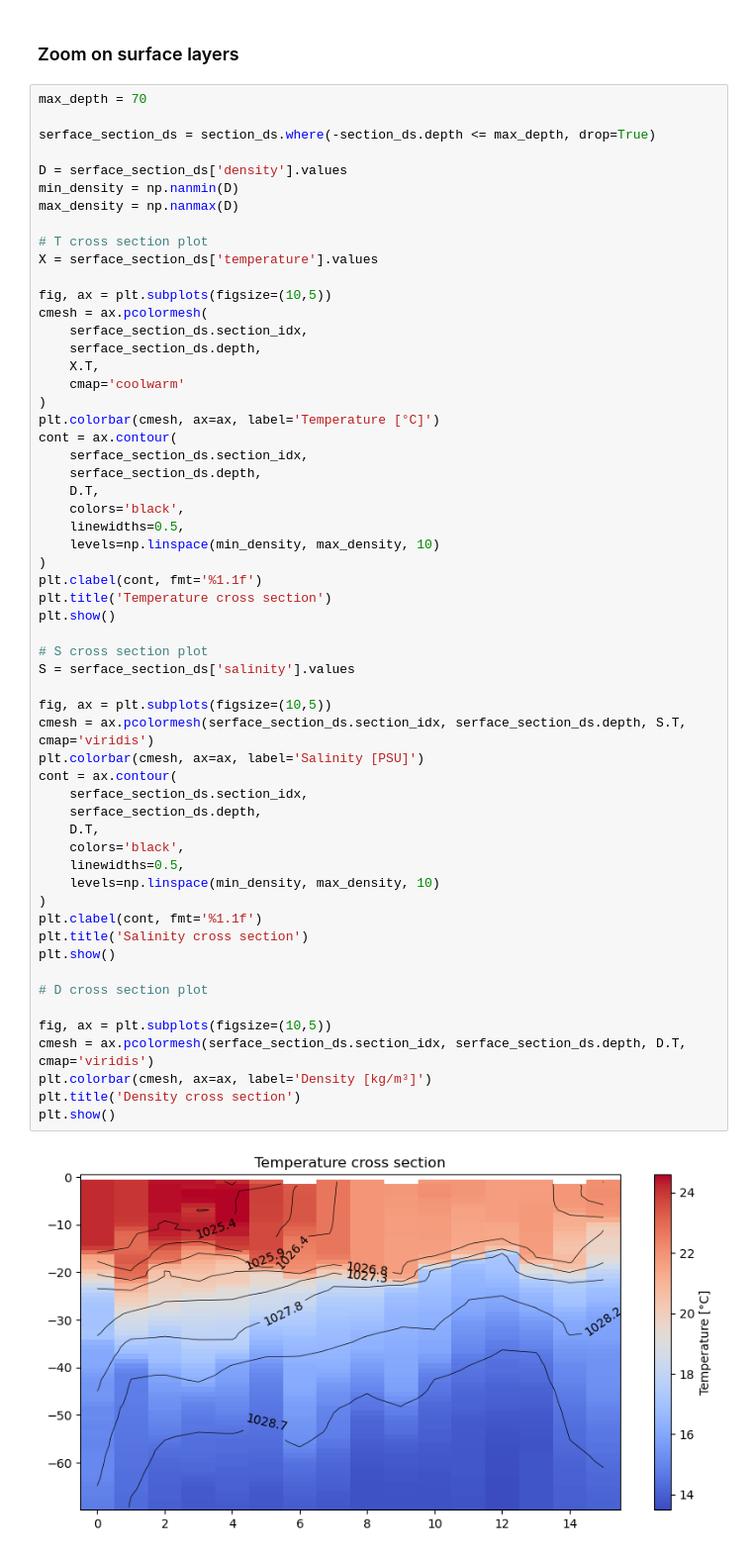
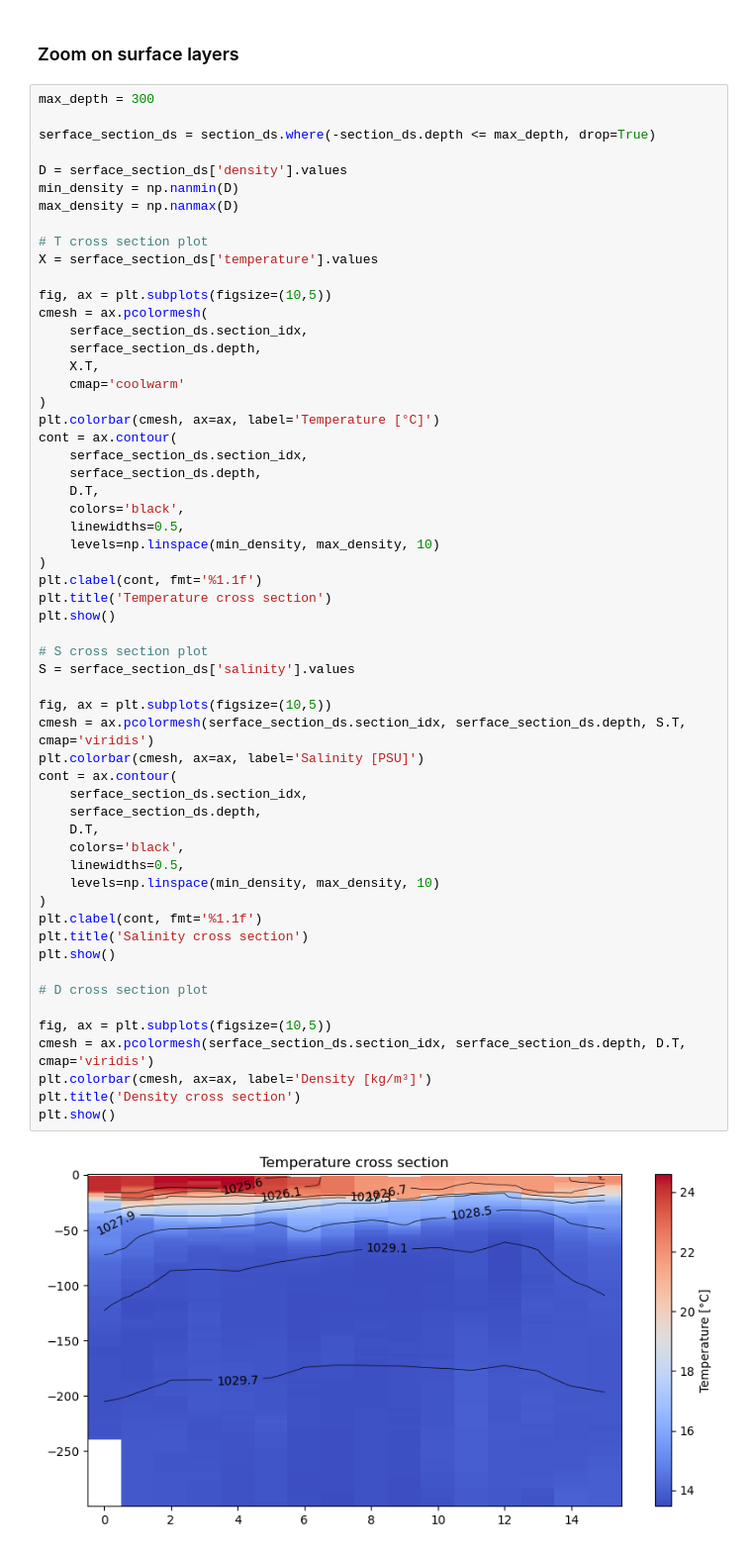
Before and after one commit to juliencollard2001/FOET_Northern_Gyre, a Jupyter notebook: NS_cross_section.ipynb, the cells around one changed output. Shown: that part at 99% size. Drawn from its saved outputs; the diff is of its cells as text.

```diff
--- a/NS_cross_section.ipynb
+++ b/NS_cross_section.ipynb
@@ -124,7 +124,7 @@ plt.show()
 # %% [markdown]
 ### Zoom on surface layers
 # %%
-max_depth = 70
+max_depth = 300
 
 serface_section_ds = section_ds.where(-section_ds.depth <= max_depth, drop=True)
 
@@ -154,31 +154,31 @@ cont = ax.contour(
 plt.clabel(cont, fmt='%1.1f')
 plt.title('Temperature cross section')
 plt.show()
 
 # S cross section plot
 S = serface_section_ds['salinity'].values
 
 fig, ax = plt.subplots(figsize=(10,5))
 cmesh = ax.pcolormesh(serface_section_ds.section_idx, serface_section_ds.depth, S.T, cmap='viridis')
 plt.colorbar(cmesh, ax=ax, label='Salinity [PSU]')
 cont = ax.contour(
     serface_section_ds.section_idx,
     serface_section_ds.depth,
     D.T,
     colors='black',
     linewidths=0.5,
     levels=np.linspace(min_density, max_density, 10)
 )
 plt.clabel(cont, fmt='%1.1f')
 plt.title('Salinity cross section')
 plt.show()
 
 # D cross section plot
 
 fig, ax = plt.subplots(figsize=(10,5))
 cmesh = ax.pcolormesh(serface_section_ds.section_idx, serface_section_ds.depth, D.T, cmap='viridis')
 plt.colorbar(cmesh, ax=ax, label='Density [kg/m³]')
 plt.title('Density cross section')
 plt.show()
 # %% [output]
-[figure, old version]
+[figure, new version]
```
Also changed, not shown: parts of 1 cell of this notebook.
